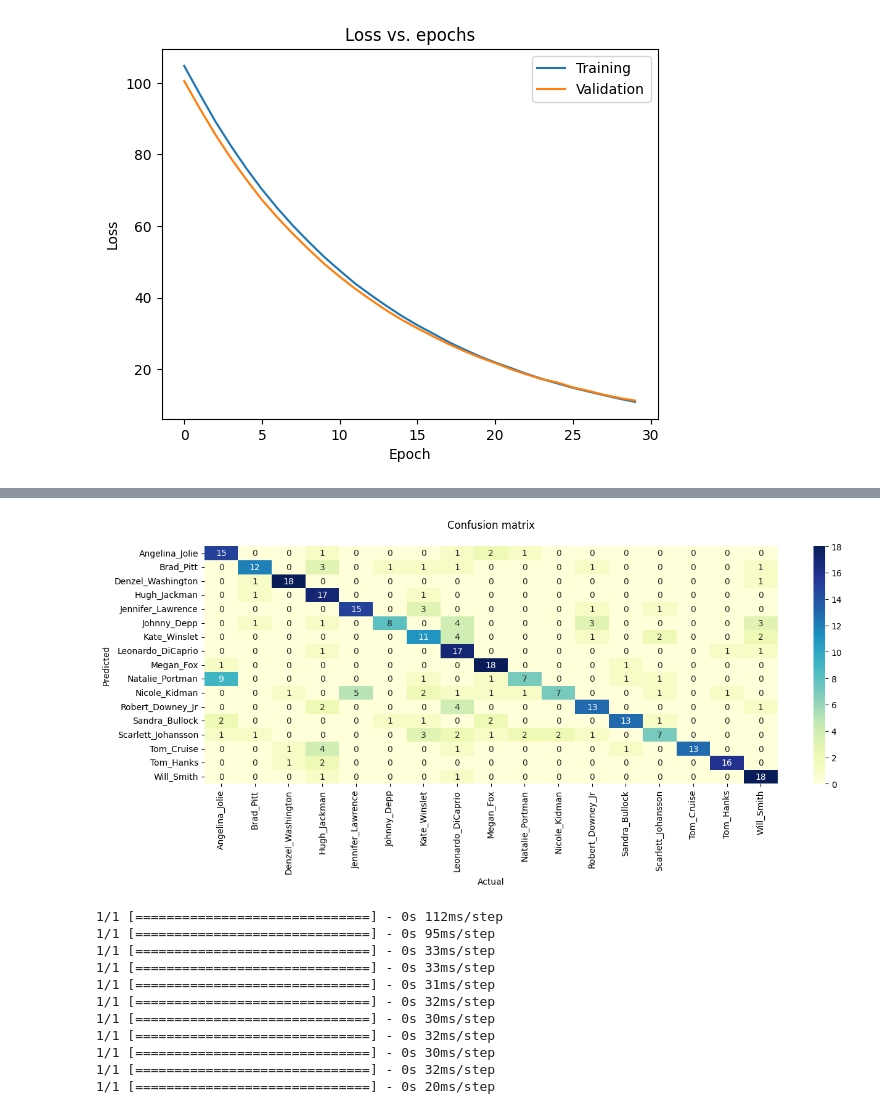
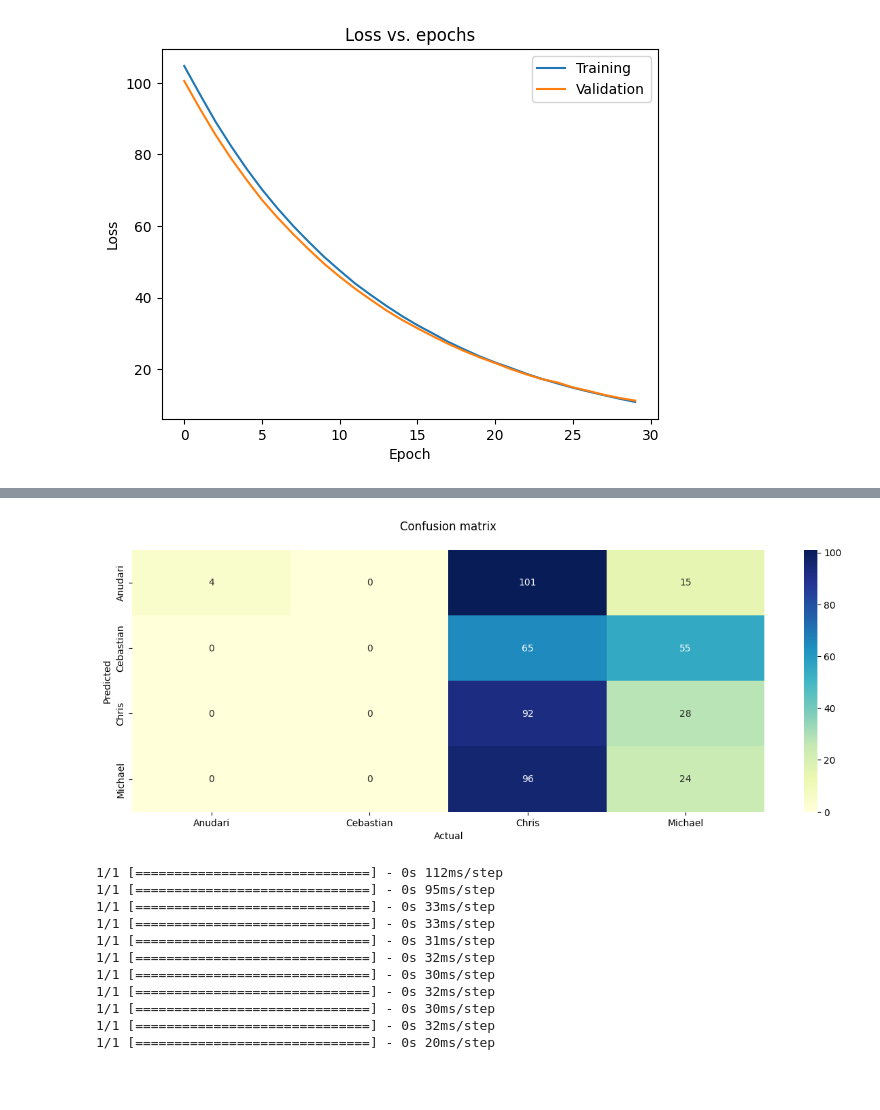
Before and after one commit to MSeutin/inYourFace, a Jupyter notebook: Chris_model/Training/NOMASK_MODEL.ipynb, the cells around one changed output, grey strips where cells are left out. Saved outputs shown, nothing was run; the diff lists cells and outputs as text; code cells hidden in the pictures; blank space fills up the shorter version.

```diff
--- a/Chris_model/Training/NOMASK_MODEL.ipynb
+++ b/Chris_model/Training/NOMASK_MODEL.ipynb
@@ -37,11 +37,7 @@ import math
 # %% [markdown]
 ### Helper functions to load images
 # %%
-categories = [
-        'Angelina Jolie', 'Brad Pitt', 'Denzel Washington', 'Hugh Jackman', 'Jennifer Lawrence', 'Johnny Depp',
-        'Kate Winslet', 'Leonardo DiCaprio', 'Megan Fox', 'Natalie Portman', 'Nicole Kidman',
-        'Robert Downey Jr', 'Sandra Bullock', 'Scarlett Johansson', 'Tom Cruise','Tom Hanks', 'Will Smith'
-        ]
+categories = ["Anudari", "Cebastian", "Chris", "Michael"]
 # %% [markdown]
 **TODO**: RESIZE AS PER THE REQUIREMENT OF THE SIMPLE NET BELOW (DO NOT SCALE back to 255, do not convert to uint8)
 # %%
@@ -75,7 +71,7 @@ def get_simple_model(input_shape):
                         Dropout(0.4),
                         Dense(512, activation='relu', kernel_regularizer = tf.keras.regularizers.l2(0.1)),
                         Dropout(0.3),
-                        Dense(17, activation='softmax', kernel_regularizer = tf.keras.regularizers.l2(0.1))
+                        Dense(4, activation='softmax', kernel_regularizer = tf.keras.regularizers.l2(0.1))
                         ])
 
 
@@ -123,13 +119,13 @@ DataGen = ImageDataGenerator(
                                        horizontal_flip=True,
                                        rescale=1/255.0)
 
-Train_data = DataGen.flow_from_directory("../../converging_models/unmasked_dataset/train", target_size=(224,224),
+Train_data = DataGen.flow_from_directory("../../Michael_model/training/", target_size=(224,224),
                                          color_mode="rgb",
                                          batch_size=64,
                                          shuffle=True,
                                          class_mode="sparse")
 
-Test_data = DataGen.flow_from_directory("../../converging_models/unmasked_dataset/test/", target_size=(224,224),
+Test_data = DataGen.flow_from_directory("../../Michael_model/validation/", target_size=(224,224),
                                          color_mode="rgb",
                                          batch_size=32,
                                          shuffle=True,
@@ -221,7 +217,7 @@ plotLoss(history)
 [figure]
 [figure]
 # %%
-test_data_dir = '../../converging_models/unmasked_dataset/test/'
+test_data_dir = '../../NEW_DATASET/unmasked/'
 test_datagen = ImageDataGenerator(rescale=1./255,
                                    shear_range=0.2,
                                    zoom_range=0.2,
@@ -257,4 +253,4 @@ Found 338 images belonging to 17 classes.
-[figure, old version]
+[figure, new version]
 # %%
 import face_recognition
 import cv2
```
Also changed, not shown: parts of 7 cells of this notebook, 2 other files.
